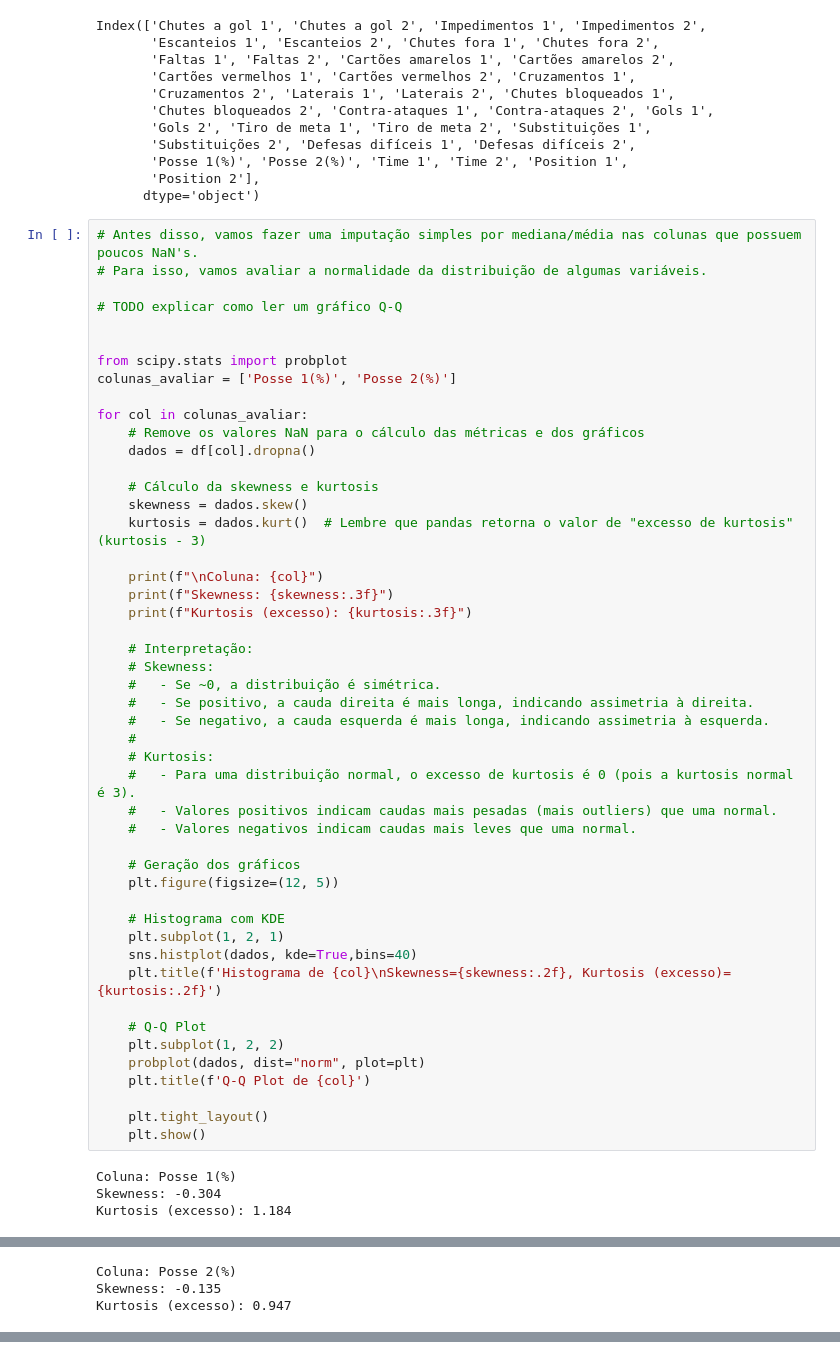
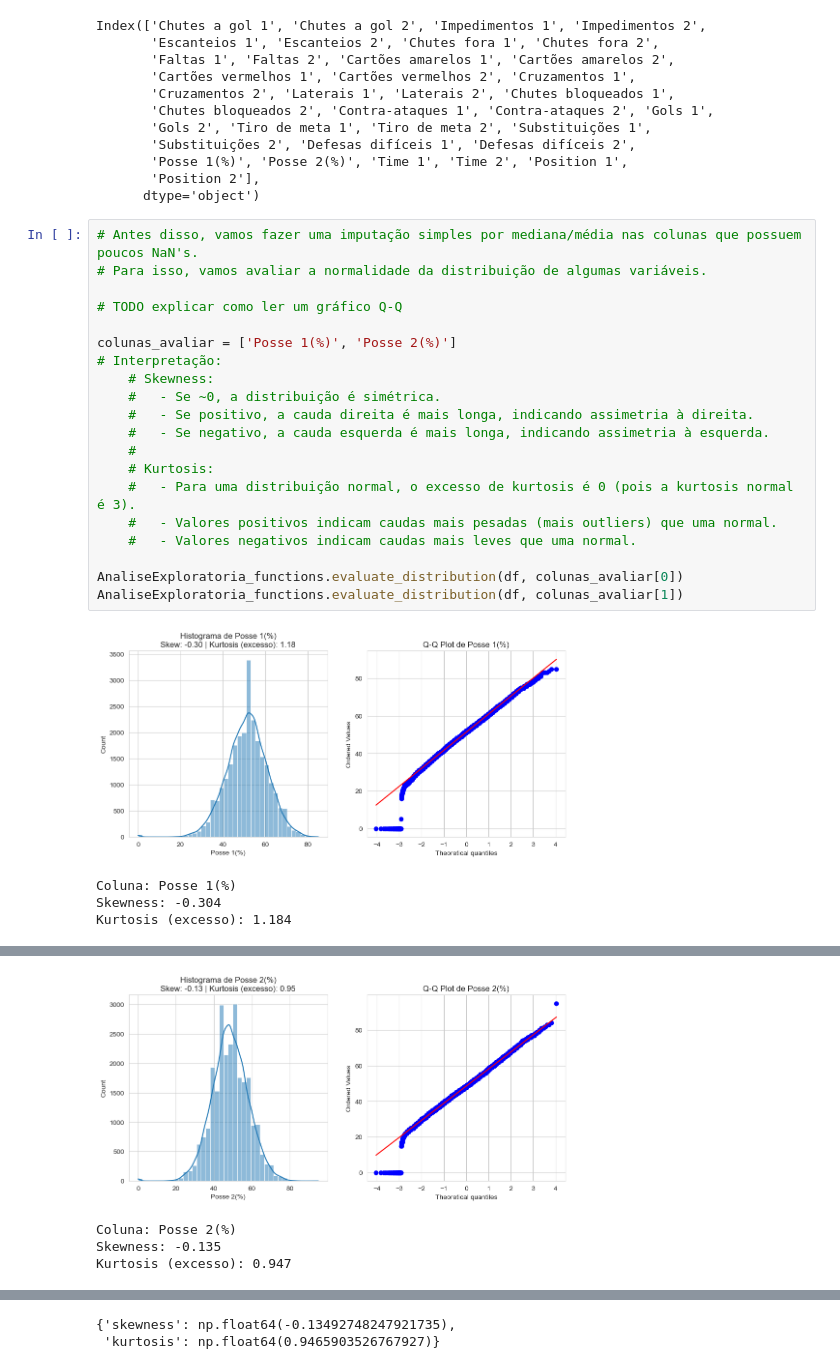
Before and after one commit to joaaosc/PS-2025.1-Oscar, a Jupyter notebook: Lidando com os NaN's.ipynb, the cells around one changed output, grey strips where cells are left out. Cells and saved outputs as stored; diff of their text form.

Commit message:
Prossegue com o tratamento dos NaN's em algumas colunas. Started: análise das distribuições para reduzir a dimensionalidade.

```diff
--- a/Lidando com os NaN's.ipynb
+++ b/Lidando com os NaN's.ipynb
@@ -66,52 +66,25 @@ Index(['Chutes a gol 1', 'Chutes a gol 2', 'Impedimentos 1', 'Impedimentos 2',
 # %%
 # Antes disso, vamos fazer uma imputação simples por mediana/média nas colunas que possuem poucos NaN's.
 # Para isso, vamos avaliar a normalidade da distribuição de algumas variáveis.
 
 # TODO explicar como ler um gráfico Q-Q
 
-
-from scipy.stats import probplot
 colunas_avaliar = ['Posse 1(%)', 'Posse 2(%)']
-
-for col in colunas_avaliar:
-    # Remove os valores NaN para o cálculo das métricas e dos gráficos
-    dados = df[col].dropna()
-
-    # Cálculo da skewness e kurtosis
-    skewness = dados.skew()
-    kurtosis = dados.kurt()  # Lembre que pandas retorna o valor de "excesso de kurtosis" (kurtosis - 3)
-
-    print(f"\nColuna: {col}")
-    print(f"Skewness: {skewness:.3f}")
-    print(f"Kurtosis (excesso): {kurtosis:.3f}")
-
-    # Interpretação:
+# Interpretação:
     # Skewness:
     #   - Se ~0, a distribuição é simétrica.
     #   - Se positivo, a cauda direita é mais longa, indicando assimetria à direita.
     #   - Se negativo, a cauda esquerda é mais longa, indicando assimetria à esquerda.
     #
     # Kurtosis:
     #   - Para uma distribuição normal, o excesso de kurtosis é 0 (pois a kurtosis normal é 3).
     #   - Valores positivos indicam caudas mais pesadas (mais outliers) que uma normal.
     #   - Valores negativos indicam caudas mais leves que uma normal.
 
-    # Geração dos gráficos
-    plt.figure(figsize=(12, 5))
-
-    # Histograma com KDE
-    plt.subplot(1, 2, 1)
-    sns.histplot(dados, kde=True,bins=40)
-    plt.title(f'Histograma de {col}\nSkewness={skewness:.2f}, Kurtosis (excesso)={kurtosis:.2f}')
-
-    # Q-Q Plot
-    plt.subplot(1, 2, 2)
-    probplot(dados, dist="norm", plot=plt)
-    plt.title(f'Q-Q Plot de {col}')
-
-    plt.tight_layout()
-    plt.show()
+AnaliseExploratoria_functions.evaluate_distribution(df, colunas_avaliar[0])
+AnaliseExploratoria_functions.evaluate_distribution(df, colunas_avaliar[1])
 # %% [output]
+[figure, new version]
 Coluna: Posse 1(%)
 Skewness: -0.304
 Kurtosis (excesso): 1.184
@@ -119,3 +91,4 @@ Kurtosis (excesso): 1.184
+[figure, new version]
 Coluna: Posse 2(%)
 Skewness: -0.135
 Kurtosis (excesso): 0.947
@@ -123,3 +95,5 @@ Kurtosis (excesso): 0.947
+{'skewness': np.float64(-0.13492748247921735),
+ 'kurtosis': np.float64(0.9465903526767927)}
 # %%
 # Skewness indica a concentração de valores nas caudas. Observamos que em ambos os casos, há valores concentrados na cauda direita
 # (skewness negativo).
```
Also changed, not shown: parts of 12 cells of this notebook.
